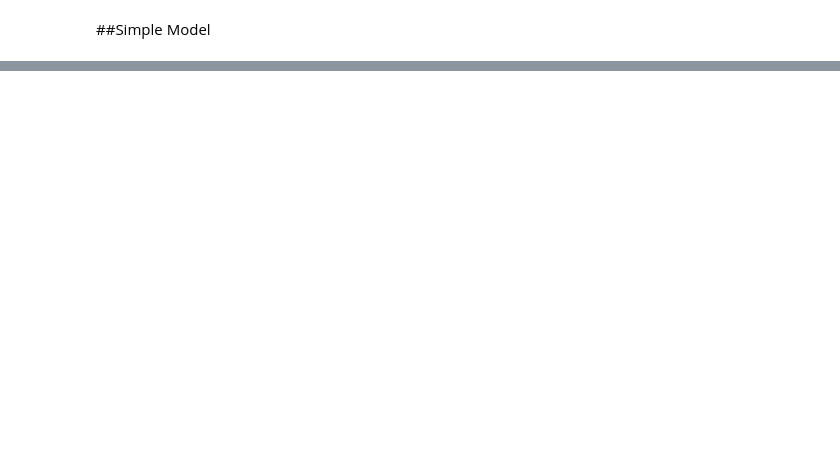
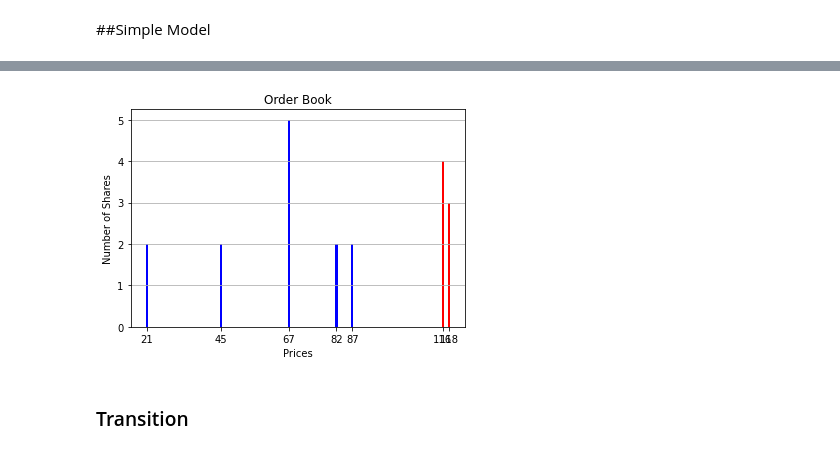
Before and after one commit to TikhonJelvis/RL-book, a Jupyter notebook: assignment 9/Assignment9.ipynb, the cells around one changed output, grey strips where cells are left out. Drawn from its saved outputs; the diff is of its cells as text; code cells hidden in the pictures; blank space fills up the shorter version.

```diff
--- a/assignment 9/Assignment9.ipynb
+++ b/assignment 9/Assignment9.ipynb
@@ -82,0 +174,25 @@ Thus, we can assume that the sell market order is poisson with a parameter $\lam
+# %%
+receipt, Book = Book.buy_market_order(np.random.poisson(buy_market_order_rate))
+receipt, Book = Book.sell_market_order(np.random.poisson(sell_market_order_rate))
+if len(Book.ascending_asks) == 0:
+  ask_price = high_price
+else:
+  ask_price = Book.ask_price()
+sell_price = np.random.uniform(low=low_price, high=ask_price, size=sell_limit_N)
+sell_quantity = np.random.poisson(lam=sell_limit_order_rate, size=sell_limit_N)
+for i in range(sell_limit_N):
+  receipt, Book = Book.sell_limit_order(sell_price[i], sell_quantity[i])
+if len(Book.descending_bids) == 0:
+  bid_price = low_price
+else:
+  bid_price = Book.bid_price()
+buy_price = np.random.uniform(low=bid_price, high=high_price, size=buy_limit_N)
+buy_quantity = np.random.poisson(lam=buy_limit_order_rate, size=buy_limit_N)
+for i in range(buy_limit_N):
+  receipt, Book = Book.buy_limit_order(buy_price[i], buy_quantity[i])
+# %%
+Book.display_order_book()
+# %% [output]
+[figure, added]
+# %% [markdown]
+### Transition
```
Also changed, not shown: parts of 22 cells of this notebook, 2 other files.
